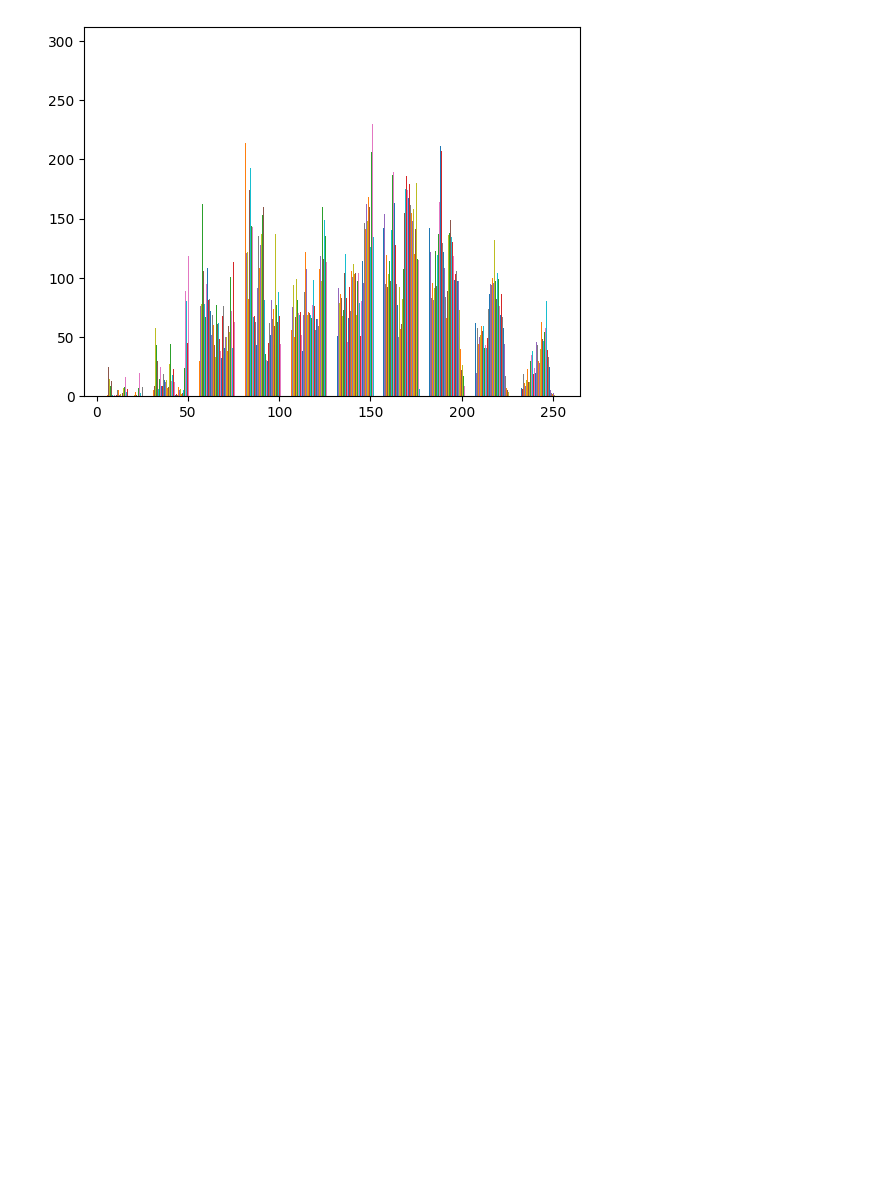
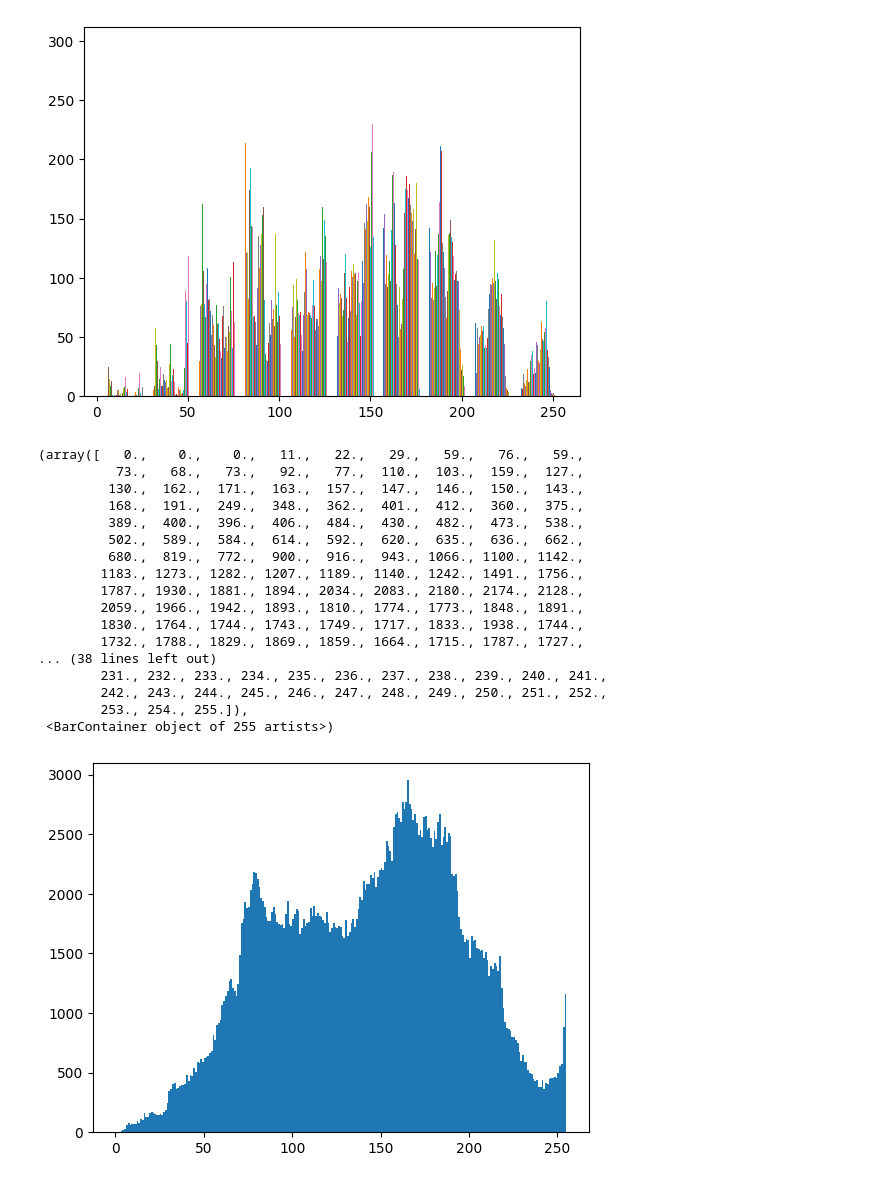
Before and after one commit to Digital-Image-Processing-2024/modul-1-jurnal-darafinaselen, a Jupyter notebook: images/angAbu.ipynb, the cells around one changed output. Cells and saved outputs as stored; diff of their text form; code cells hidden in the pictures; blank space fills up the shorter version.

```diff
--- a/images/angAbu.ipynb
+++ b/images/angAbu.ipynb
@@ -42,3 +42,25 @@ plt.hist(aangAbu)
         229.8, 255. ]),
  <a list of 500 BarContainer objects>)
 [figure]
+# %%
+plt.imread('aang.jpg')
+plt.hist(aangAbu.ravel(),255, [0,255])
+# %% [output]
+(array([   0.,    0.,    0.,   11.,   22.,   29.,   59.,   76.,   59.,
+          73.,   68.,   73.,   92.,   77.,  110.,  103.,  159.,  127.,
+         130.,  162.,  171.,  163.,  157.,  147.,  146.,  150.,  143.,
+         168.,  191.,  249.,  348.,  362.,  401.,  412.,  360.,  375.,
+         389.,  400.,  396.,  406.,  484.,  430.,  482.,  473.,  538.,
+         502.,  589.,  584.,  614.,  592.,  620.,  635.,  636.,  662.,
+         680.,  819.,  772.,  900.,  916.,  943., 1066., 1100., 1142.,
+        1183., 1273., 1282., 1207., 1189., 1140., 1242., 1491., 1756.,
+        1787., 1930., 1881., 1894., 2034., 2083., 2180., 2174., 2128.,
+        2059., 1966., 1942., 1893., 1810., 1774., 1773., 1848., 1891.,
+        1830., 1764., 1744., 1743., 1749., 1717., 1833., 1938., 1744.,
+        1732., 1788., 1829., 1869., 1859., 1664., 1715., 1787., 1727.,
+... (38 lines left out)
+        231., 232., 233., 234., 235., 236., 237., 238., 239., 240., 241.,
+        242., 243., 244., 245., 246., 247., 248., 249., 250., 251., 252.,
+        253., 254., 255.]),
+ <BarContainer object of 255 artists>)
+[figure, added]
```
